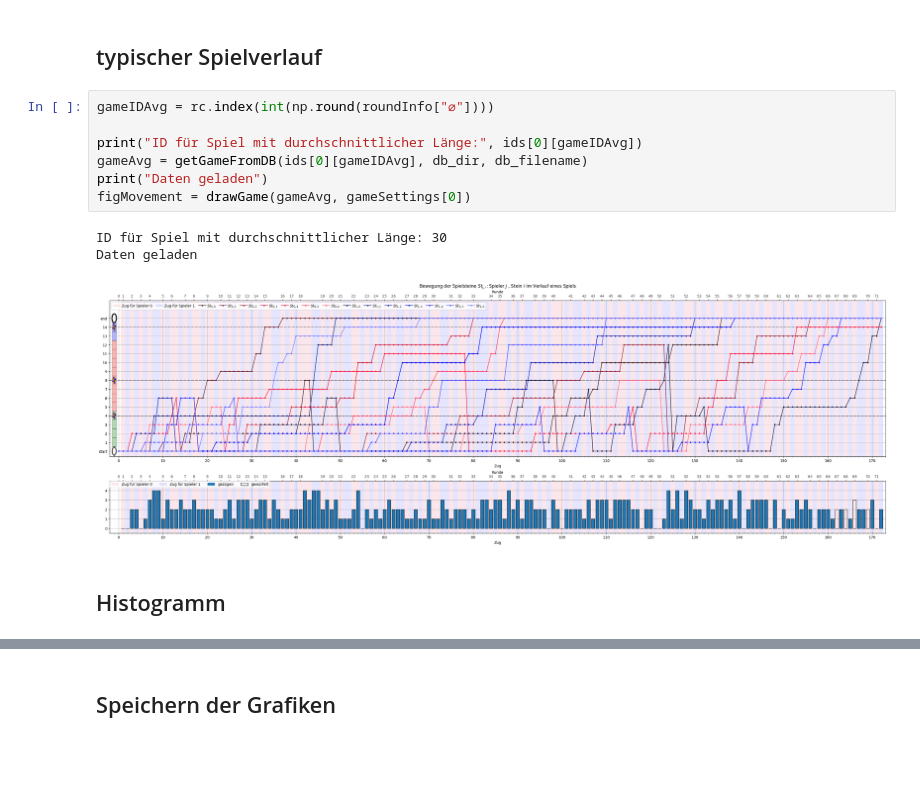
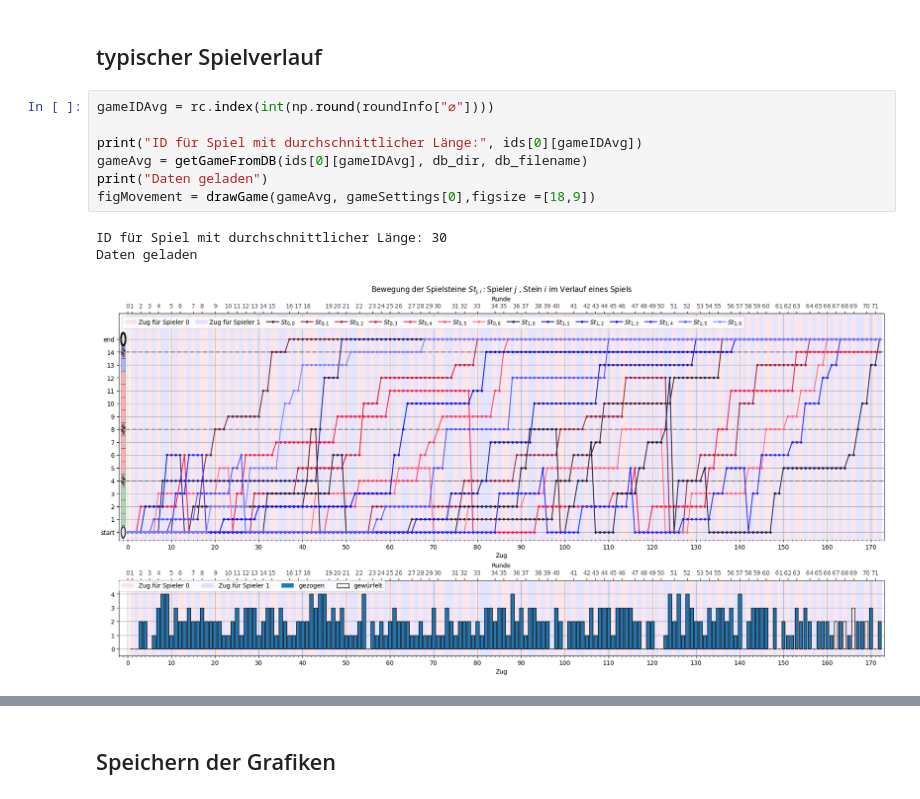
Before and after one commit to LukasWallisch/game-ur-analysis, a Jupyter notebook: src/statistiken/Strategie_Random.ipynb, the cells around one changed output, grey strips where cells are left out. Saved outputs shown, nothing was run; the diff lists cells and outputs as text; blank space fills up the shorter version.

```diff
--- a/src/statistiken/Strategie_Random.ipynb
+++ b/src/statistiken/Strategie_Random.ipynb
@@ -104,13 +104,11 @@ Text(0.5, 1.0, 'Spiellänge in Schritten für sieben Steine [1.500 Spiele]')
 # %%
 gameIDAvg = rc.index(int(np.round(roundInfo["⌀"])))
 
 print("ID für Spiel mit durchschnittlicher Länge:", ids[0][gameIDAvg])
 gameAvg = getGameFromDB(ids[0][gameIDAvg], db_dir, db_filename)
 print("Daten geladen")
-figMovement = drawGame(gameAvg, gameSettings[0])
+figMovement = drawGame(gameAvg, gameSettings[0],figsize =[18,9])
 # %% [output]
 ID für Spiel mit durchschnittlicher Länge: 30
 Daten geladen
-[figure, old version]
+[figure, new version]
-# %% [markdown]
-## Histogramm
```
Also changed, not shown: parts of 13 cells of this notebook, 7 other files.
